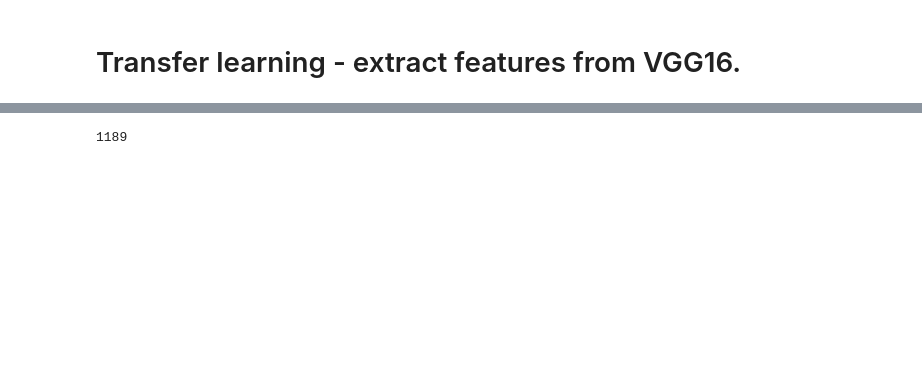
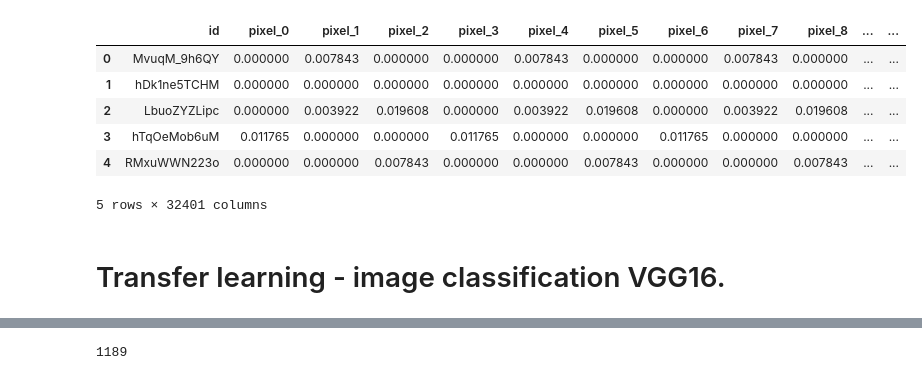
Before and after one commit to maxencefrenette/youtube-views-predictor, a Jupyter notebook: src/data/LoadThumbnail.ipynb, the cells around one changed output, grey strips where cells are left out. Drawn from its saved outputs; the diff is of its cells as text; code cells hidden in the pictures; blank space fills up the shorter version.

```diff
--- a/src/data/LoadThumbnail.ipynb
+++ b/src/data/LoadThumbnail.ipynb
@@ -113,5 +127,17 @@ Clipping input data to the valid range for imshow with RGB data ([0..1] for floa
+# %%
+images_df = preprocess_data(IMAGE_PATH)
+# %%
+images_df.head()
+# %% [output]
+|  | id | pixel_0 | pixel_1 | pixel_2 | pixel_3 | pixel_4 | pixel_5 | pixel_6 | pixel_7 | pixel_8 | ... | ... |
+| 0 | MvuqM_9h6QY | 0.000000 | 0.007843 | 0.000000 | 0.000000 | 0.007843 | 0.000000 | 0.000000 | 0.007843 | 0.000000 | ... | ... |
+| 1 | hDk1ne5TCHM | 0.000000 | 0.000000 | 0.000000 | 0.000000 | 0.000000 | 0.000000 | 0.000000 | 0.000000 | 0.000000 | ... | ... |
+| 2 | LbuoZYZLipc | 0.000000 | 0.003922 | 0.019608 | 0.000000 | 0.003922 | 0.019608 | 0.000000 | 0.003922 | 0.019608 | ... | ... |
+| 3 | hTqOeMob6uM | 0.011765 | 0.000000 | 0.000000 | 0.011765 | 0.000000 | 0.000000 | 0.011765 | 0.000000 | 0.000000 | ... | ... |
+| 4 | RMxuWWN223o | 0.000000 | 0.000000 | 0.007843 | 0.000000 | 0.000000 | 0.007843 | 0.000000 | 0.000000 | 0.007843 | ... | ... |
+5 rows × 32401 columns
 # %% [markdown]
-# Transfer learning - extract features from VGG16.
+# Transfer learning - image classification VGG16.
 # %%
 model = VGG16(weights='imagenet')
 # %% [output]
```
Also changed, not shown: parts of 22 cells of this notebook.
